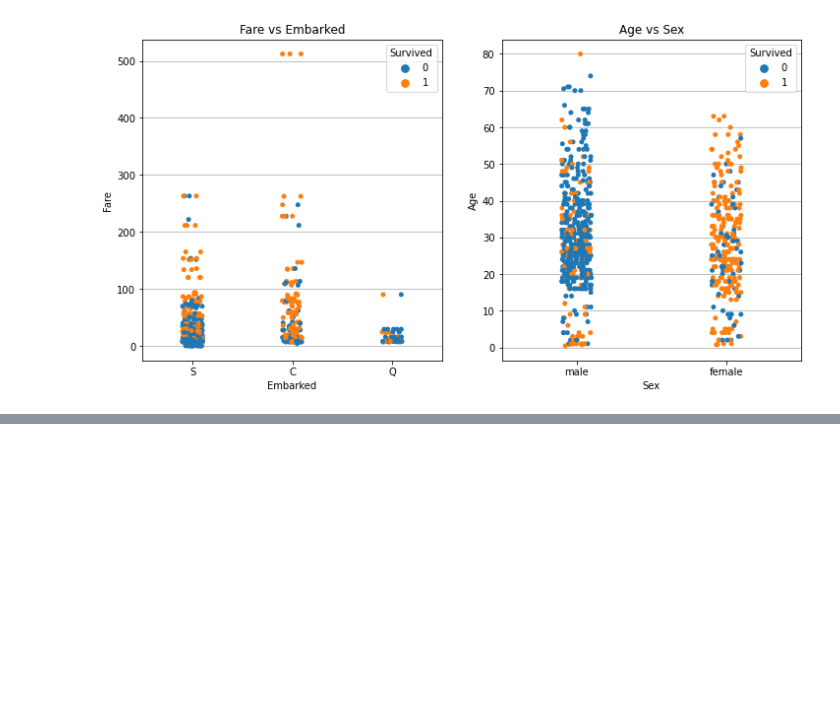
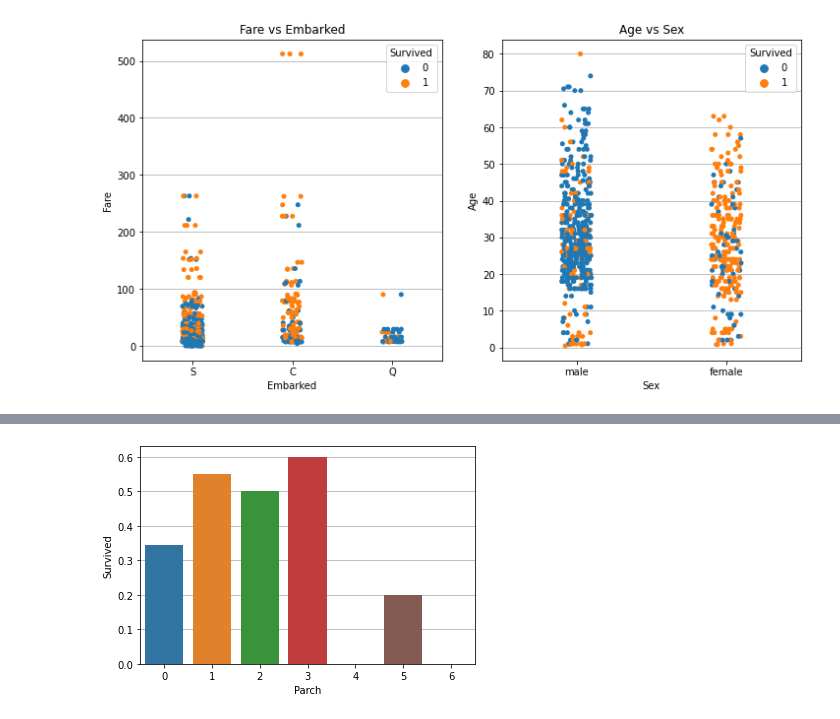
Before and after one commit to jensen-davies/titanic_project, a Jupyter notebook: Titanic Project.ipynb, the cells around one changed output, grey strips where cells are left out. Cells and saved outputs as stored; diff of their text form; code cells hidden in the pictures; blank space fills up the shorter version.

```diff
--- a/Titanic Project.ipynb
+++ b/Titanic Project.ipynb
@@ -125,0 +116,6 @@ pwd
+# %%
+fig = sns.barplot(x='Parch', y='Survived', data=df, ci=None)
+plt.grid(True, axis='y')
+fig.set_axisbelow(True)
+# %% [output]
+[figure, added]
```
Also changed, not shown: parts of 16 cells of this notebook, 1 other file.
